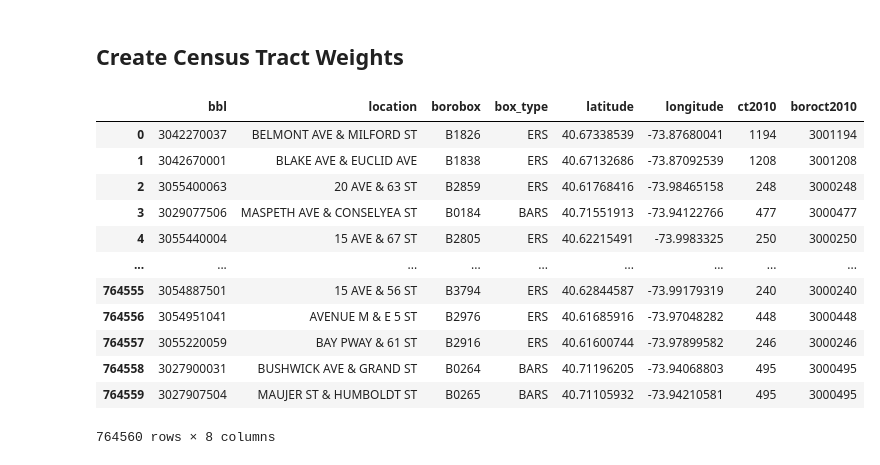
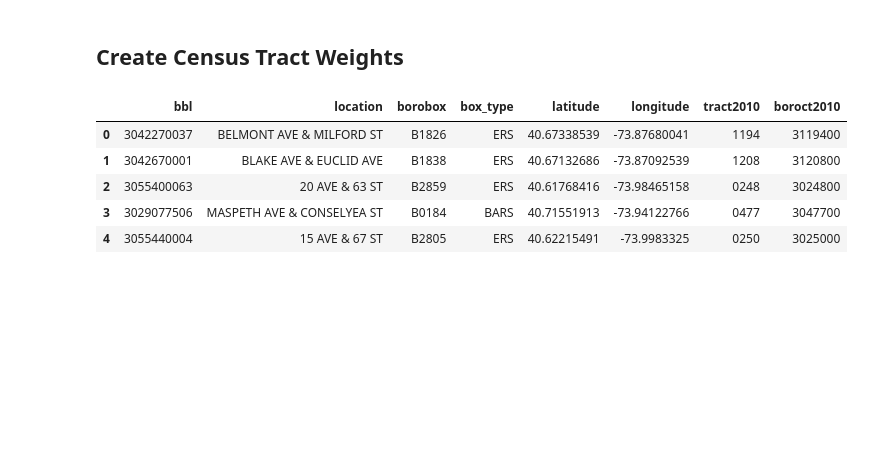
Before and after one commit to KaiElwood/machine-learning-final, a Jupyter notebook: code/00a_calculate_catchment.ipynb, the cells around one changed output. Cells and saved outputs as stored; diff of their text form; code cells hidden in the pictures; blank space fills up the shorter version.

Commit message:
fix: examine merge issues with acs data

```diff
--- a/code/00a_calculate_catchment.ipynb
+++ b/code/00a_calculate_catchment.ipynb
@@ -30,3 +30,10 @@ connection = psy.connect(
     password = config.furman_pwd,
     database = "fcdata")
 cursor = connection.cursor()
+# %%
+## load pluto data as points
+pluto= gpd.GeoDataFrame.from_postgis("""SELECT bbl,
+                                               tract2010,
+                                               geom_point FROM mappluto_21v3
+                                        WHERE landuse IN ('01', '02', '03', '04')""", connection,
+                                    geom_col = "geom_point")
@@ -77,10 +103,3 @@ alarmbox.plot(ax=ax, color='green', markersize=0.5, alpha = 0.8)
-# %%
-## load pluto data as points
-pluto= gpd.GeoDataFrame.from_postgis("""SELECT bbl,
-                                               ct2010,
-                                               geom_point FROM mappluto_21v3
-                                        WHERE landuse IN ('01', '02', '03', '04')""", connection,
-                                    geom_col = "geom_point")
 # %%
 pluto.head()
 #alarmbox
@@ -128,24 +133,18 @@ pluto_borobox.to_csv(os.join(out, "pluto_borobox.csv"))
 # %% [markdown]
 ## Create Census Tract Weights
 # %%
-#pluto_borobox = gpd.read_file(os.join(out, "pluto_borobox.geojson"))
+pluto_borobox = gpd.read_file(os.join(out, "pluto_borobox.geojson"))
 # %%
 plutobox_ct= pd.merge(pluto_borobox.loc[:, ["bbl", "location", "borobox", "box_type", "latitude", "longitude"]],
-         pluto.loc[:, ["bbl", "ct2010"]], on = "bbl")
+         pluto.loc[:, ["bbl", "tract2010"]], on = "bbl")
 
-plutobox_ct['boroct2010']= plutobox_ct['bbl'].str[0] + plutobox_ct['ct2010'].astype(str).str.replace(".", "").str.pad(width = 6, fillchar = "0")
-plutobox_ct
+plutobox_ct['boroct2010']= plutobox_ct['bbl'].str[0] + plutobox_ct['tract2010'].astype(str).str.replace(".", "", regex = False).str.pad(width = 6, side = "right",
+                                                                                                                      fillchar = "0")
+plutobox_ct.head()
 # %% [output]
-|  | bbl | location | borobox | box_type | latitude | longitude | ct2010 | boroct2010 |
-| 0 | 3042270037 | BELMONT AVE & MILFORD ST | B1826 | ERS | 40.67338539 | -73.87680041 | 1194 | 3001194 |
-| 1 | 3042670001 | BLAKE AVE & EUCLID AVE | B1838 | ERS | 40.67132686 | -73.87092539 | 1208 | 3001208 |
-| 2 | 3055400063 | 20 AVE & 63 ST | B2859 | ERS | 40.61768416 | -73.98465158 | 248 | 3000248 |
-| 3 | 3029077506 | MASPETH AVE & CONSELYEA ST | B0184 | BARS | 40.71551913 | -73.94122766 | 477 | 3000477 |
-| 4 | 3055440004 | 15 AVE & 67 ST | B2805 | ERS | 40.62215491 | -73.9983325 | 250 | 3000250 |
-| ... | ... | ... | ... | ... | ... | ... | ... | ... |
-| 764555 | 3054887501 | 15 AVE & 56 ST | B3794 | ERS | 40.62844587 | -73.99179319 | 240 | 3000240 |
-| 764556 | 3054951041 | AVENUE M & E 5 ST | B2976 | ERS | 40.61685916 | -73.97048282 | 448 | 3000448 |
-| 764557 | 3055220059 | BAY PWAY & 61 ST | B2916 | ERS | 40.61600744 | -73.97899582 | 246 | 3000246 |
-| 764558 | 3027900031 | BUSHWICK AVE & GRAND ST | B0264 | BARS | 40.71196205 | -73.94068803 | 495 | 3000495 |
-| 764559 | 3027907504 | MAUJER ST & HUMBOLDT ST | B0265 | BARS | 40.71105932 | -73.94210581 | 495 | 3000495 |
+|  | bbl | location | borobox | box_type | latitude | longitude | tract2010 | boroct2010 |
+| 0 | 3042270037 | BELMONT AVE & MILFORD ST | B1826 | ERS | 40.67338539 | -73.87680041 | 1194 | 3119400 |
+| 1 | 3042670001 | BLAKE AVE & EUCLID AVE | B1838 | ERS | 40.67132686 | -73.87092539 | 1208 | 3120800 |
+| 2 | 3055400063 | 20 AVE & 63 ST | B2859 | ERS | 40.61768416 | -73.98465158 | 0248 | 3024800 |
+| 3 | 3029077506 | MASPETH AVE & CONSELYEA ST | B0184 | BARS | 40.71551913 | -73.94122766 | 0477 | 3047700 |
+| 4 | 3055440004 | 15 AVE & 67 ST | B2805 | ERS | 40.62215491 | -73.9983325 | 0250 | 3025000 |
-764560 rows × 8 columns
```
Also changed, not shown: parts of 21 cells of this notebook, 1 other file.
